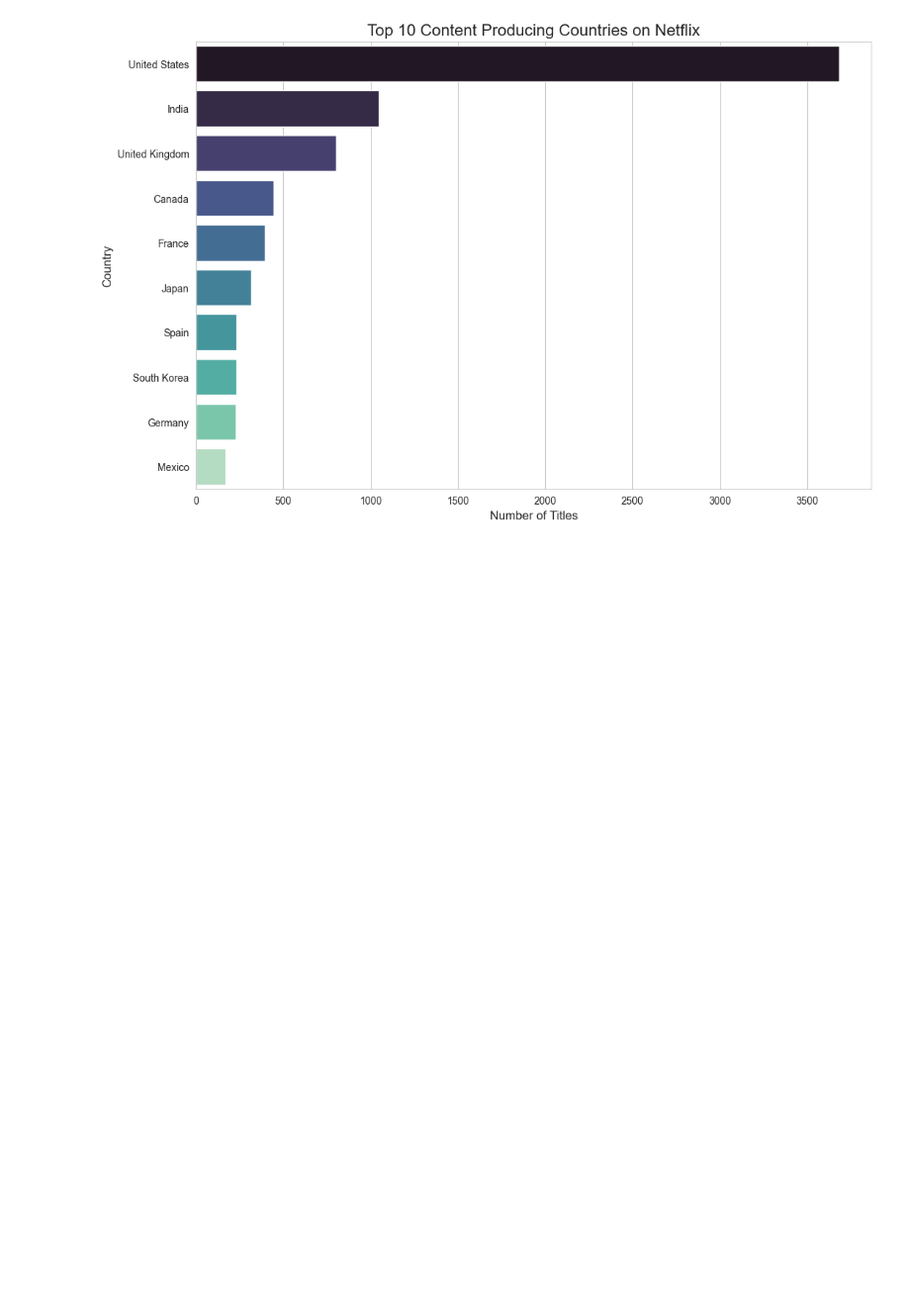
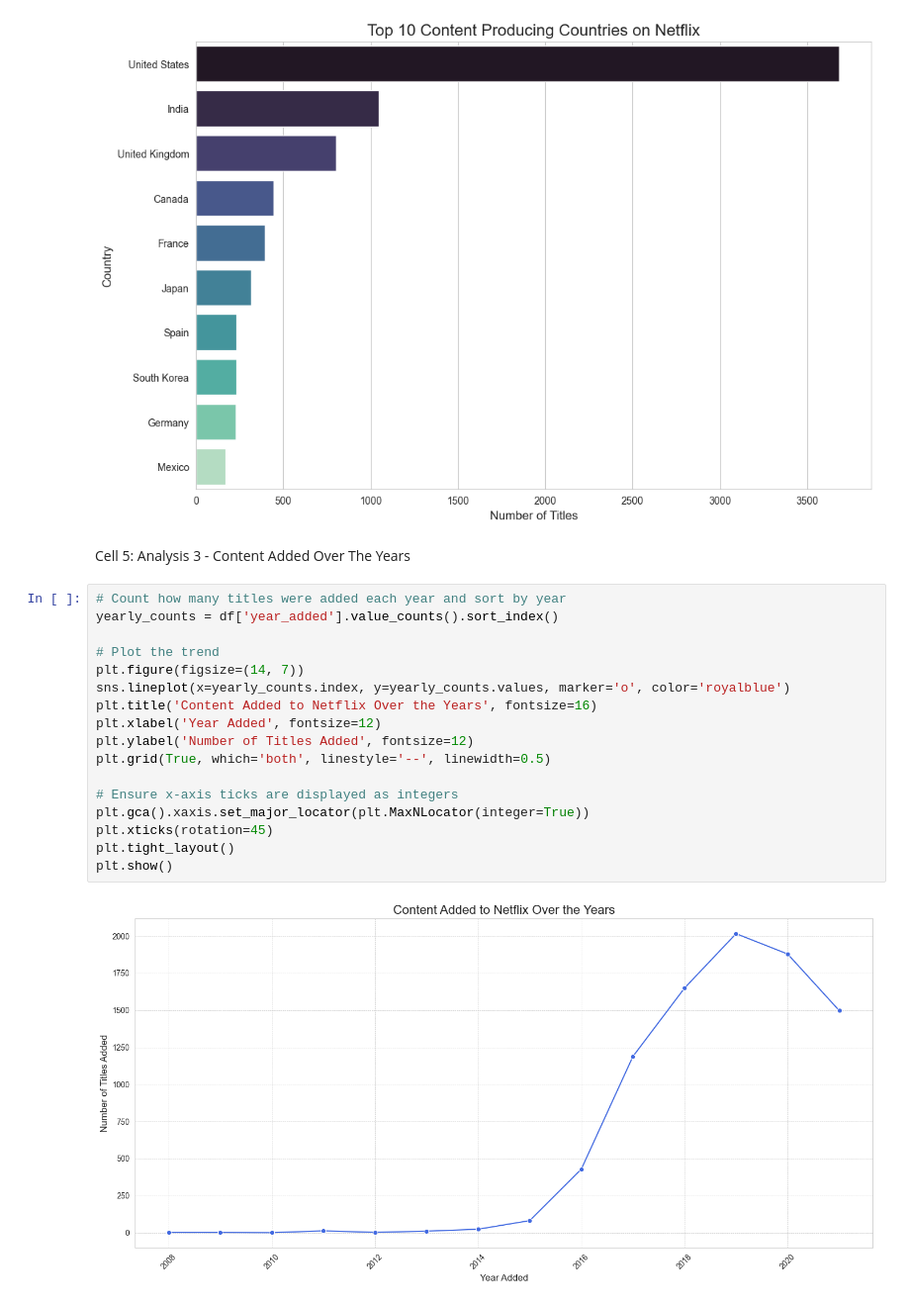
Before and after one commit to phucndq05/netflix-data-analysis, a Jupyter notebook: netflix_analysis.ipynb, the cells around one changed output. Shown at 99% size. Saved outputs shown, nothing was run; the diff lists cells and outputs as text; blank space fills up the shorter version.

```diff
--- a/netflix_analysis.ipynb
+++ b/netflix_analysis.ipynb
@@ -114,3 +114,24 @@ Passing `palette` without assigning `hue` is deprecated and will be removed in v
 
   sns.barplot(x=top_10_countries.values, y=top_10_countries.index, palette='mako')
 [figure]
+# %% [markdown]
+Cell 5: Analysis 3 - Content Added Over The Years
+# %%
+# Count how many titles were added each year and sort by year
+yearly_counts = df['year_added'].value_counts().sort_index()
+
+# Plot the trend
+plt.figure(figsize=(14, 7))
+sns.lineplot(x=yearly_counts.index, y=yearly_counts.values, marker='o', color='royalblue')
+plt.title('Content Added to Netflix Over the Years', fontsize=16)
+plt.xlabel('Year Added', fontsize=12)
+plt.ylabel('Number of Titles Added', fontsize=12)
+plt.grid(True, which='both', linestyle='--', linewidth=0.5)
+
+# Ensure x-axis ticks are displayed as integers
+plt.gca().xaxis.set_major_locator(plt.MaxNLocator(integer=True))
+plt.xticks(rotation=45)
+plt.tight_layout()
+plt.show()
+# %% [output]
+[figure, added]
```
